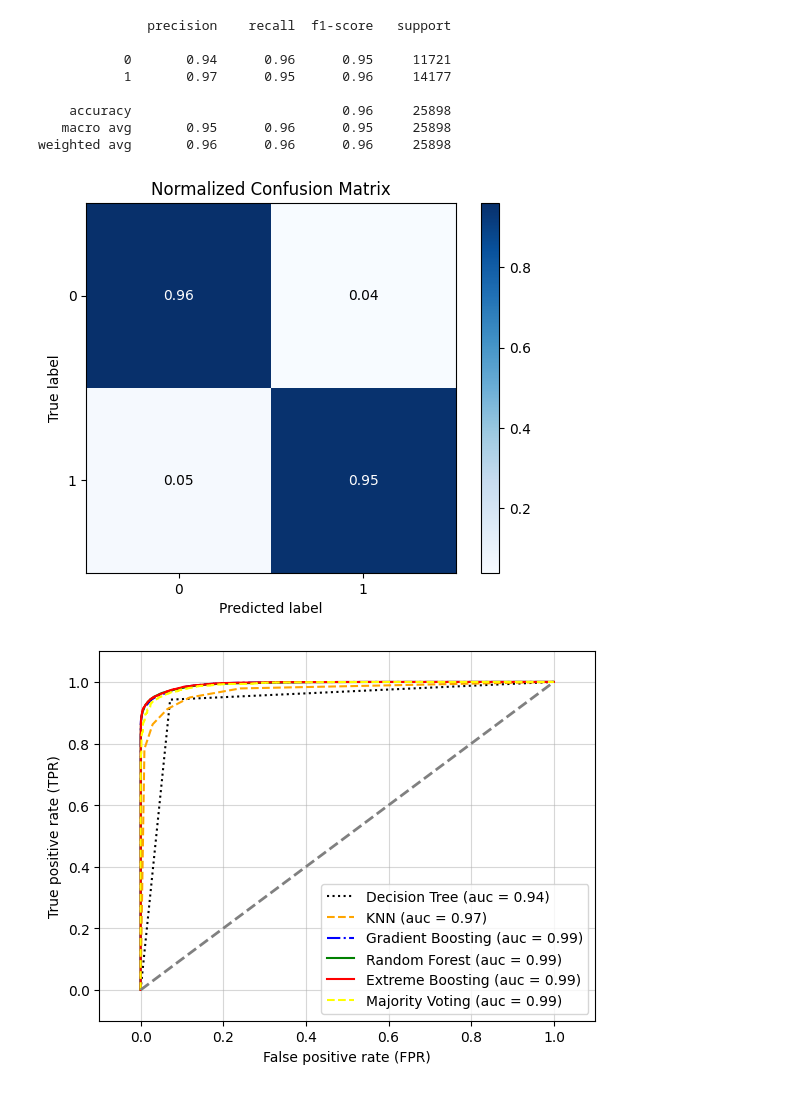
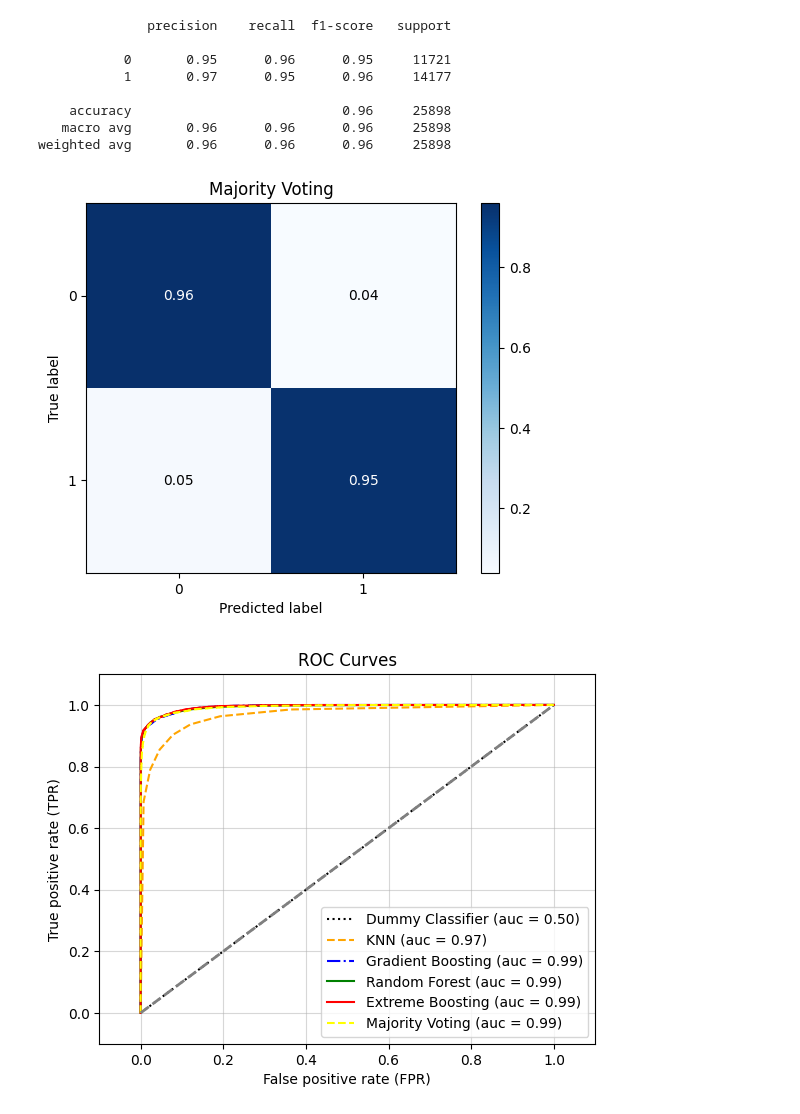
Before and after one commit to data-IA-2022/Airline_David, a Jupyter notebook: model.ipynb, the cells around one changed output. Saved outputs shown, nothing was run; the diff lists cells and outputs as text; code cells hidden in the pictures.

Commit message:
fix graph title

```diff
--- a/model.ipynb
+++ b/model.ipynb
@@ -65,12 +75,16 @@ skf = StratifiedKFold(n_splits=5)
+# %%
+# Cross-validation
+skf = StratifiedKFold(n_splits=5, shuffle=True, random_state=42)
 # %%
-params_knn = {'model__n_neighbors': [4,5,6],
-              'model__leaf_size': [20, 30, 40]}
+# espace des recherche des hyperparamètres
+params_knn = {'model__n_neighbors': [3,5,7]}
 params_gbc = {'model__max_iter': [300, 400, 500]}
 params_rfc = {'model__n_estimators': [390, 400, 410]}
 params_xbc = {'model__max_depth': [8, 9, 10]}
 # %%
-grid_knn = GridSearchCV(pipe_knn, params_knn, scoring='f1', cv=skf, n_jobs=-1)
-grid_gbc = GridSearchCV(pipe_gbc, params_gbc, scoring='f1', cv=skf, n_jobs=-1)
-grid_xbc = GridSearchCV(pipe_xbc, params_xbc, scoring='f1', cv=skf, n_jobs=-1)
-grid_rfc = GridSearchCV(pipe_rfc, params_rfc, scoring='f1', cv=skf, n_jobs=-1)
-grid_list = [pipe_tree, grid_knn, grid_gbc, grid_rfc, grid_xbc]
+# grid search
+grid_knn = GridSearchCV(pipe_knn, params_knn, scoring='accuracy', cv=skf, n_jobs=-1)
+grid_gbc = GridSearchCV(pipe_gbc, params_gbc, scoring='accuracy', cv=skf, n_jobs=-1)
+grid_xbc = GridSearchCV(pipe_xbc, params_xbc, scoring='accuracy', cv=skf, n_jobs=-1)
+grid_rfc = GridSearchCV(pipe_rfc, params_rfc, scoring='accuracy', cv=skf, n_jobs=-1)
+grid_list = [grid_knn, grid_gbc, grid_rfc, grid_xbc]
@@ -129,46 +237,48 @@ weighted avg       0.96      0.96      0.96     25898
 # %%
-majority_clf = MajorityVoteClassifier([pipe_tree,
+majority_clf = MajorityVoteClassifier([grid_rfc.best_estimator_,
                                        grid_knn.best_estimator_,
                                        grid_xbc.best_estimator_])
 majority_clf.fit(X_train, y_train)
 y_pred = majority_clf.predict(X_test)
 print(classification_report(y_test, y_pred))
-skplt.metrics.plot_confusion_matrix(y_test, y_pred, normalize=True)
+skplt.metrics.plot_confusion_matrix(y_test, y_pred, normalize=True, title='Majority Voting')
 plt.show()
 # %% [output]
               precision    recall  f1-score   support
 
-           0       0.94      0.96      0.95     11721
+           0       0.95      0.96      0.95     11721
            1       0.97      0.95      0.96     14177
 
     accuracy                           0.96     25898
-   macro avg       0.95      0.96      0.95     25898
+   macro avg       0.96      0.96      0.96     25898
 weighted avg       0.96      0.96      0.96     25898
-[figure, old version]
+[figure, new version]
 # %%
-clf_labels = ['Decision Tree', 'KNN', 'Gradient Boosting', 'Random Forest', 'Extreme Boosting', 'Majority Voting']
-all_clf = [pipe_tree,
+from sklearn.dummy import DummyClassifier
+clf_labels = ['Dummy Classifier', 'KNN', 'Gradient Boosting', 'Random Forest', 'Extreme Boosting', 'Majority Voting']
+all_clf = [DummyClassifier(),
            grid_knn.best_estimator_,
            grid_gbc.best_estimator_,
            grid_rfc.best_estimator_,
            grid_xbc.best_estimator_,
            majority_clf]
 
 colors = ['black', 'orange', 'blue', 'green', 'red', 'yellow']
 linestyles = [':', '--', '-.', '-', 'solid', 'dashed']
 for clf, label, clr, ls in zip(all_clf, clf_labels, colors, linestyles):
 # assuming the label of the positive class is 1
     y_pred = clf.fit(X_train, y_train).predict_proba(X_test)[:, 1]
     fpr, tpr, thresholds = roc_curve(y_true=y_test, y_score=y_pred)
     roc_auc = auc(x=fpr, y=tpr)
     plt.plot(fpr, tpr, color=clr, linestyle=ls, label='%s (auc = %0.2f)' % (label, roc_auc))
 plt.legend(loc='lower right')
 plt.plot([0, 1], [0, 1], linestyle='--', color='gray', linewidth=2)
 plt.xlim([-0.1, 1.1])
 plt.ylim([-0.1, 1.1])
 plt.grid(alpha=0.5)
 plt.xlabel('False positive rate (FPR)')
 plt.ylabel('True positive rate (TPR)')
+plt.title('ROC Curves')
 plt.show()
 # %% [output]
-[figure, old version]
+[figure, new version]
```
Also changed, not shown: parts of 24 cells of this notebook.
